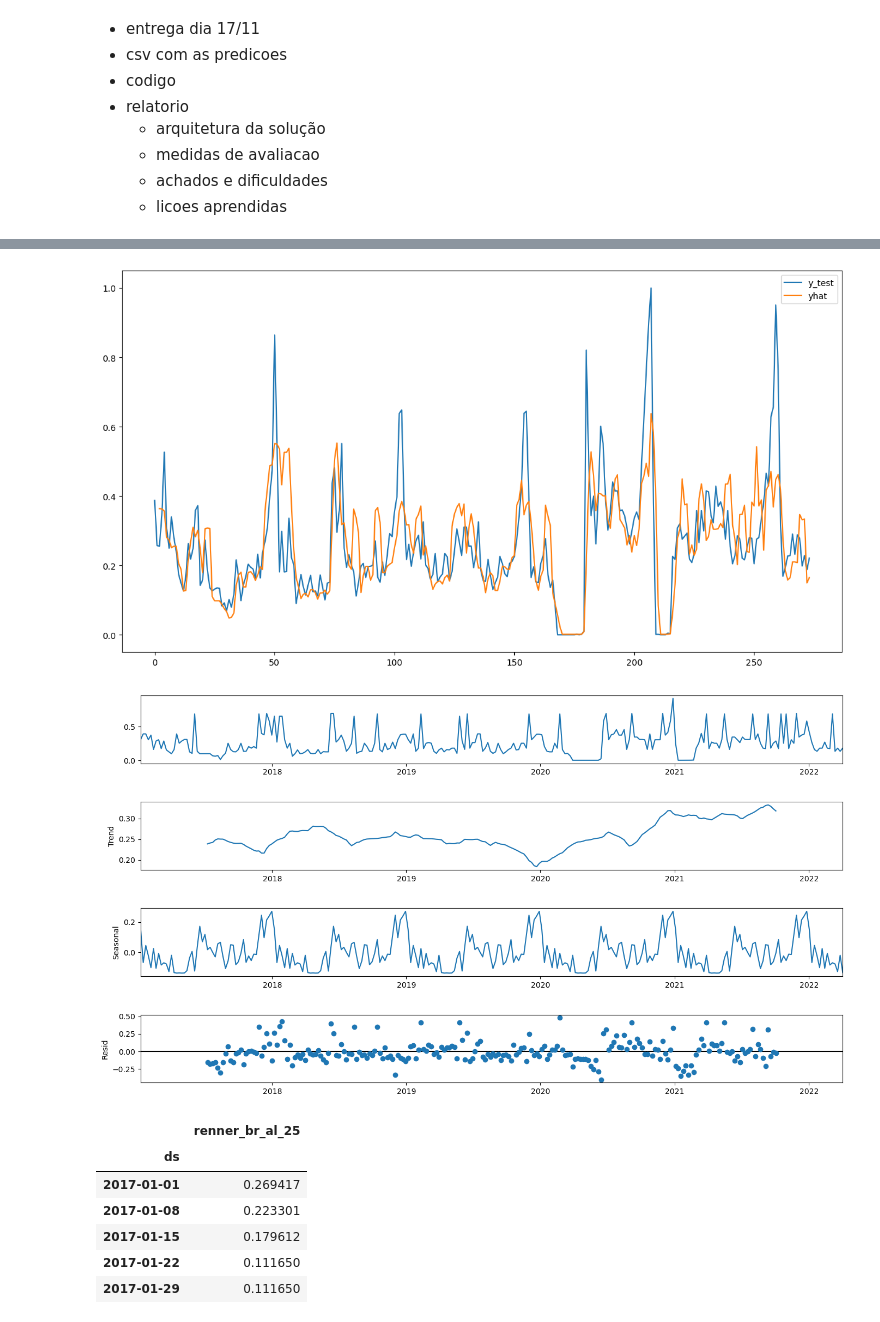
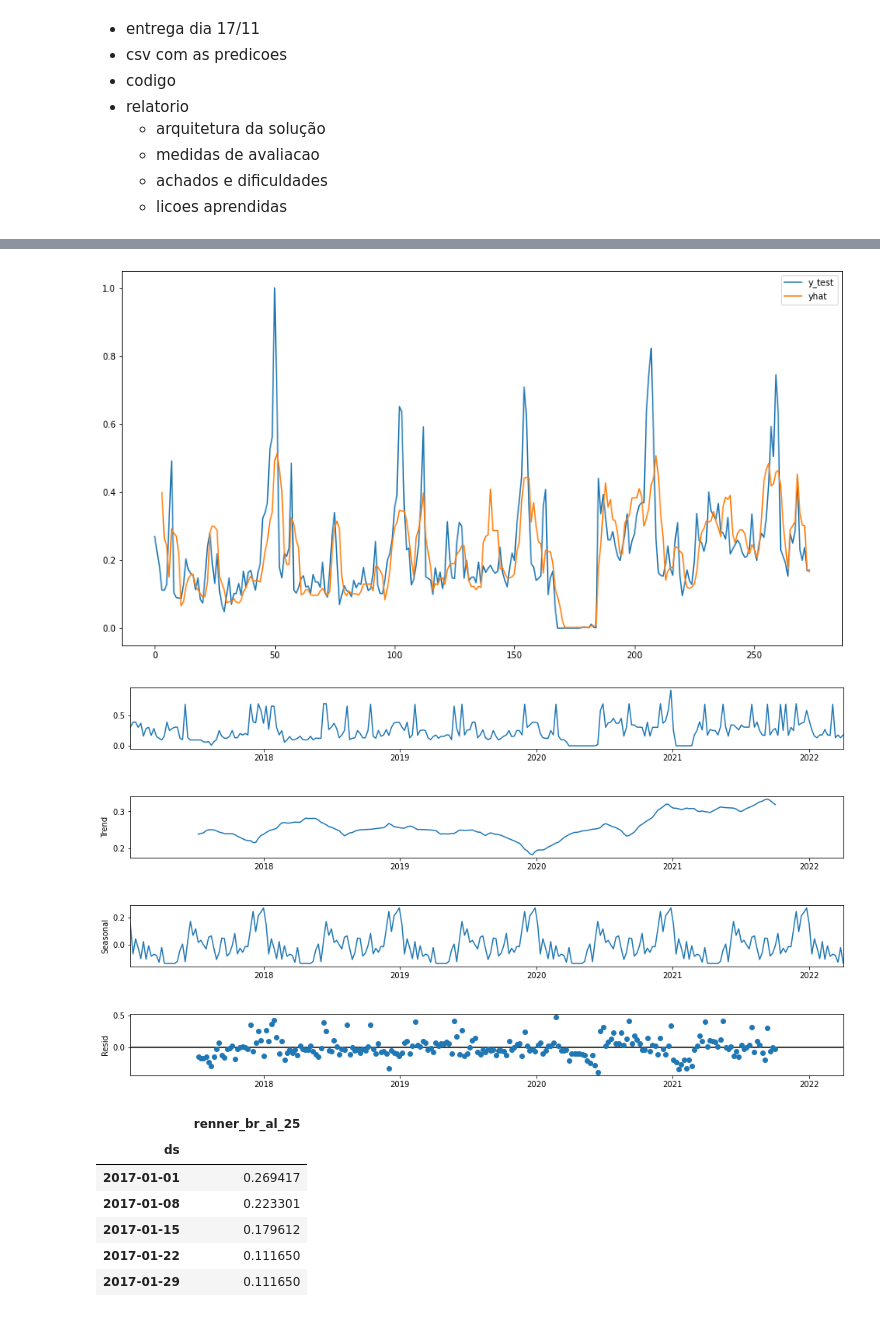
Before and after one commit to cristianomm/PUCRS, a Jupyter notebook: 98H05-04 - Aprendizado Supervisionado/TF/explore.ipynb, the cells around one changed output, grey strips where cells are left out. Saved outputs shown, nothing was run; the diff lists cells and outputs as text; code cells hidden in the pictures.

```diff
--- a/98H05-04 - Aprendizado Supervisionado/TF/explore.ipynb
+++ b/98H05-04 - Aprendizado Supervisionado/TF/explore.ipynb
@@ -154,19 +157,13 @@ X_train, X_test, y_train, y_test = train_test_split(X, y, test_size=0.2, random_
 # %%
+data = series_to_supervised(train_scaled[['renner_ar_ex_1']])
+
+X = data[:, :-1]
+y = data[:, -1]
+
 tscv = TimeSeriesSplit(n_splits=10, gap=1)
 
-#for fold, (train_index, test_index) in enumerate(tscv.split(X)):
-#    print(f'Fold {fold}')
-    #print(f'Train: {train_index} \n Test: {test_index}')
-
-    #X_train, X_test = X[train_index], X[test_index]
-    #y_train, y_test = y[train_index], y[test_index]
-
-model = XGBRegressor(n_estimators=2000)
+model = XGBRegressor(learning_rate=.1)
 
 scores = cross_val_score(model, X, y, cv=tscv, scoring='neg_mean_squared_error')
 print(f'RMSE: {np.sqrt(-scores).mean()}')
-
-    #plt.plot(y_test)
-    #plt.plot(y_pred)
-    #plt.show()
 # %% [output]
@@ -174,4 +189,3 @@ RMSE: 0.08404794367735396
 # %%
-
-model = XGBRegressor(n_estimators=2000)
+model = XGBRegressor(learning_rate=.1)
 model.fit(X, y)
@@ -178,27 +202,25 @@ model.fit(X, y)
 # %%
 
-test_data = series_to_supervised(train_scaled[['renner_br_am_1']])
+test_data = series_to_supervised(train_scaled[['renner_br_al_25']])
 X_test = test_data[:, :-1]
 
 row = X_test[:].flatten()
-# make a one-step prediction
+
 yhat = model.predict(np.asarray(row))
-#print(f'Input: {row}, Predicted: {yhat}')
 
-#plot results
 fig = plt.figure(figsize=(15,8))
 plt.plot(X_test, label='y_test')
-plt.plot(pd.DataFrame(yhat).rolling(3).mean(), label='yhat')
+plt.plot(pd.DataFrame(yhat).rolling(4).mean(), label='yhat')
 plt.legend()
 plt.show()
 # %% [output]
-[figure, old version]
+[figure, new version]
 # %%
 fig = sm.tsa.seasonal_decompose(pd.DataFrame(yhat, index=train_scaled[['renner_br_am_1']].index[1:])).plot()
 fig.set_figheight(8)
 fig.set_figwidth(15)
 # %% [output]
-[figure, old version]
+[figure, new version]
 # %%
 train_scaled[['renner_br_al_25']]
 # %% [output]
```
Also changed, not shown: parts of 7 cells of this notebook, 3 other files.
